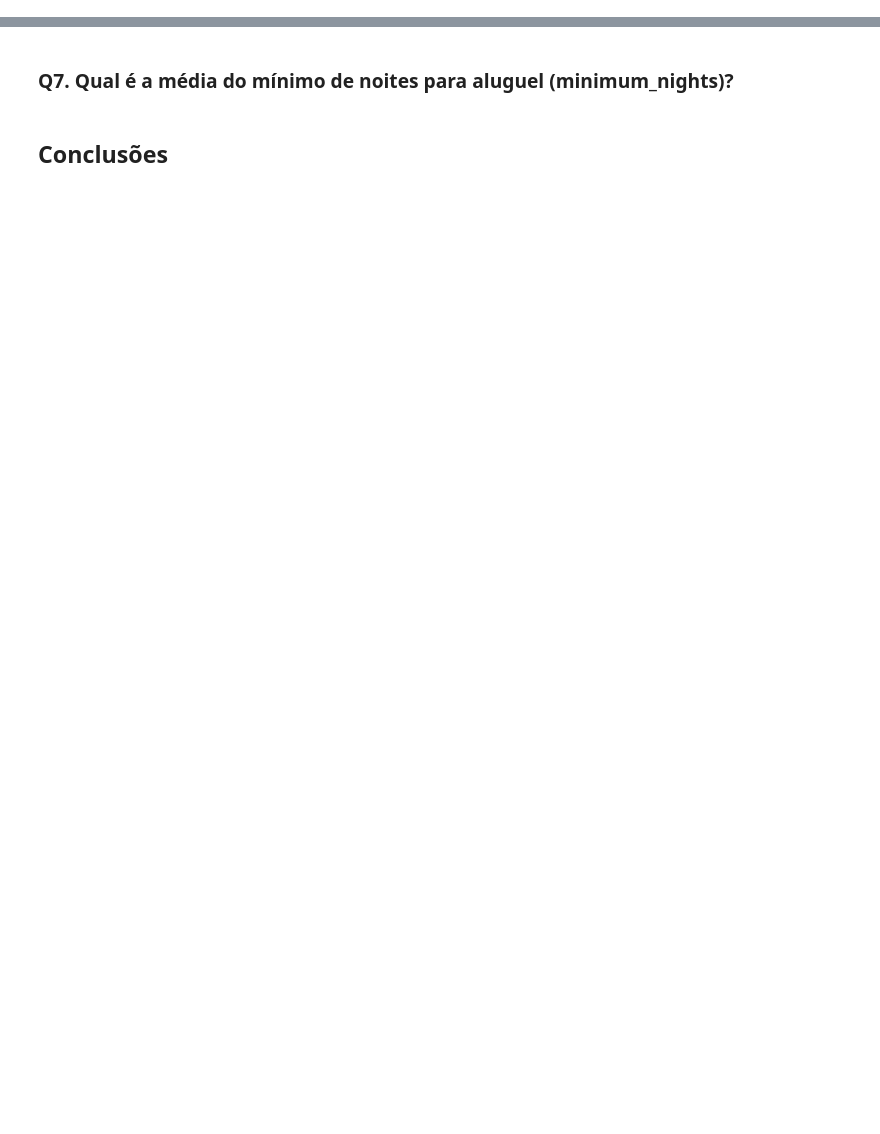
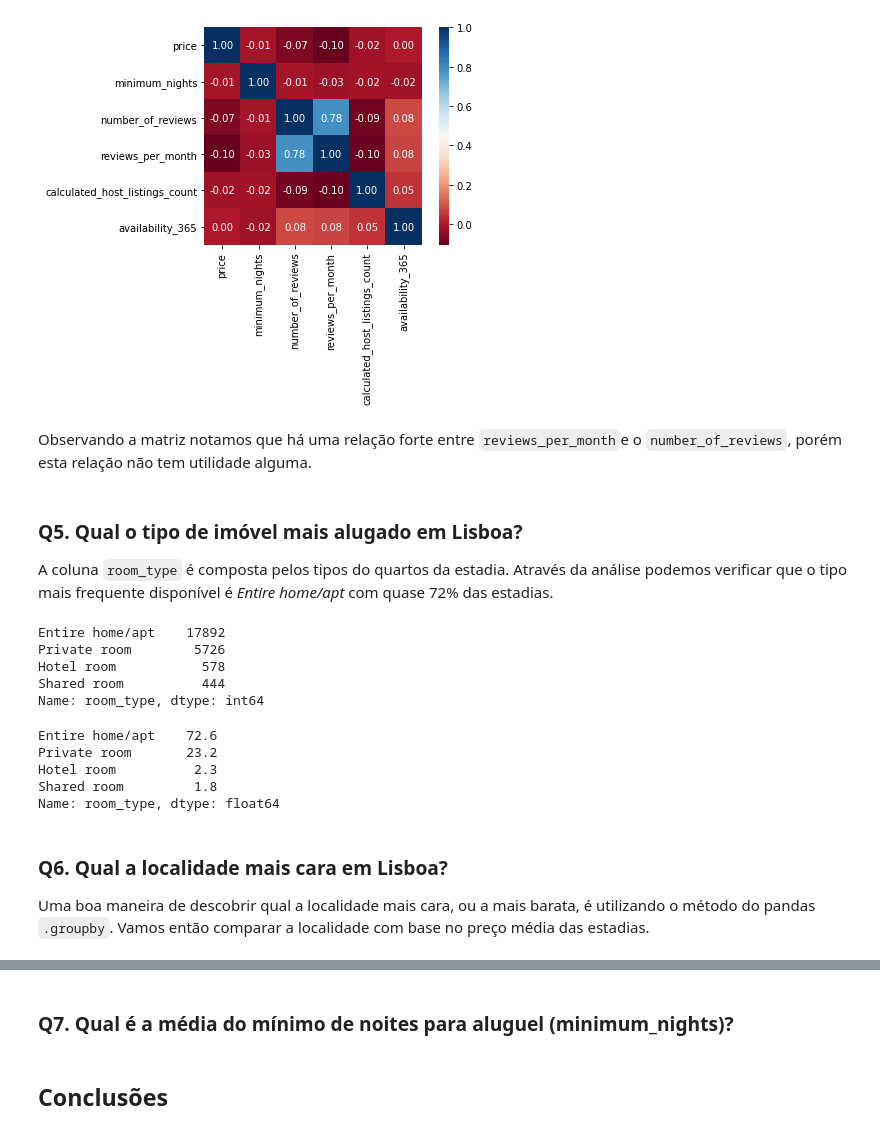
Before and after one commit to gabrielcardosods/data_science, a Jupyter notebook: Analisando_os_Dados_do_Airbnb.ipynb, the cells around one changed output, grey strips where cells are left out. Cells and saved outputs as stored; diff of their text form; code cells hidden in the pictures; blank space fills up the shorter version.

```diff
--- a/Analisando_os_Dados_do_Airbnb.ipynb
+++ b/Analisando_os_Dados_do_Airbnb.ipynb
@@ -109,0 +233,9 @@ Antes de iniciar qualquer análise, vamos verificar a cara do nosso *dataset*, a
+# %%
+# criar uma matriz de correlação
+corr = df[['price', 'minimum_nights', 'number_of_reviews', 'reviews_per_month',
+    'calculated_host_listings_count', 'availability_365']].corr()
+display(corr)
+
+# mostrar a matriz de correlação
+sns.heatmap(corr, cmap='RdBu', fmt='.2f', square=True, linecolor='white', annot=True);
+# %% [output]
@@ -109,0 +249,29 @@ Antes de iniciar qualquer análise, vamos verificar a cara do nosso *dataset*, a
+[figure, added]
+# %% [markdown]
+Observando a matriz notamos que há uma relação forte entre `reviews_per_month`e o `number_of_reviews`, porém esta relação não tem utilidade alguma.
+# %% [markdown]
+### **Q5. Qual o tipo de imóvel mais alugado em Lisboa?**
+
+A coluna `room_type` é composta pelos tipos do quartos da estadia. Através da análise podemos verificar que o tipo mais frequente disponível é *Entire home/apt* com quase 72% das estadias.
+# %%
+# mostrar a quantidade de cada tipo de imóvel disponível
+df.room_type.value_counts()
+# %% [output]
+Entire home/apt    17892
+Private room        5726
+Hotel room           578
+Shared room          444
+Name: room_type, dtype: int64
+# %%
+# mostrar a porcentagem de cada tipo de imóvel disponível
+round(df.room_type.value_counts()/df.shape[0], 3)*100
+# %% [output]
+Entire home/apt    72.6
+Private room       23.2
+Hotel room          2.3
+Shared room         1.8
+Name: room_type, dtype: float64
+# %% [markdown]
+### **Q6. Qual a localidade mais cara em Lisboa?**
+
+Uma boa maneira de descobrir qual a localidade mais cara, ou a mais barata, é utilizando o método do pandas `.groupby`. Vamos então comparar a localidade com base no preço média das estadias.
```
Also changed, not shown: parts of 48 cells of this notebook.
